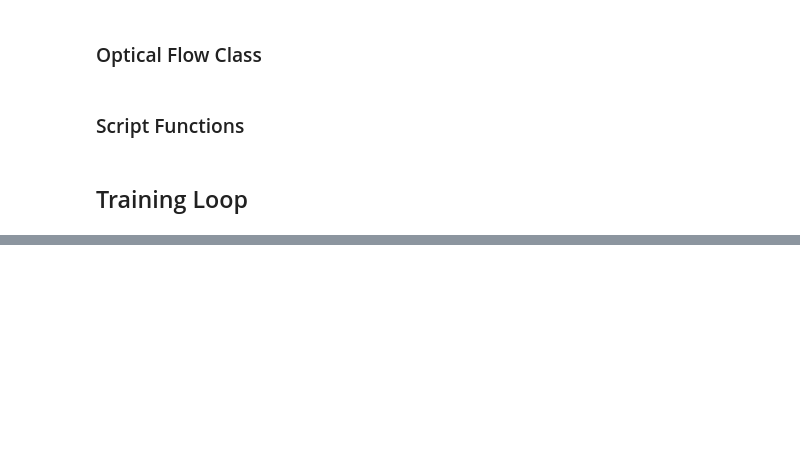
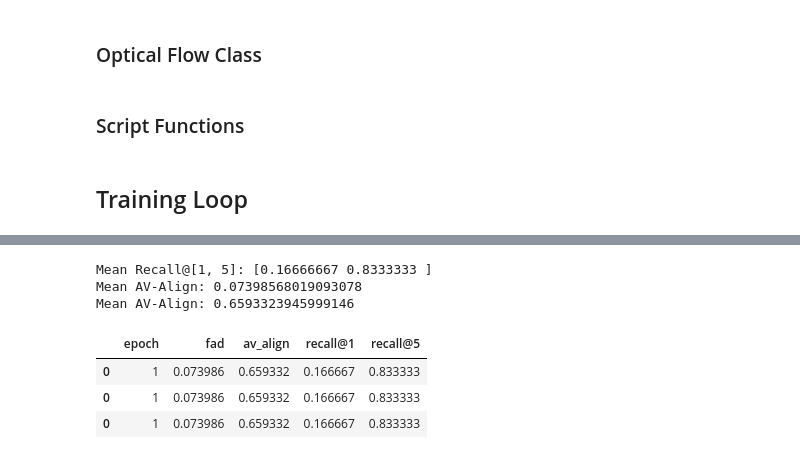
Before and after one commit to smerrillunc/VMR, a Jupyter notebook: notebooks/Full Pipeline.ipynb, the cells around one changed output, grey strips where cells are left out. Saved outputs shown, nothing was run; the diff lists cells and outputs as text; code cells hidden in the pictures; blank space fills up the shorter version.

```diff
--- a/notebooks/Full Pipeline.ipynb
+++ b/notebooks/Full Pipeline.ipynb
@@ -508,0 +910,2 @@ loss = torch.max(topk_pos_values - topk_neg_values, torch.tensor(min_val))
+# %%
+audio_peaks = find_local_maxima_in_embeddings(retrieved_audio_embeddings, prominence_threshold=0.1)
@@ -508,0 +1145,17 @@ loss = torch.max(topk_pos_values - topk_neg_values, torch.tensor(min_val))
+# %%
+df = pd.DataFrame()
+# %%
+tmp = compute_evaluations(video_model, audio_model, 6, window_size, path, 1, ks=[1, 5])
+# %% [output]
+Mean Recall@[1, 5]: [0.16666667 0.8333333 ]
+Mean AV-Align: 0.07398568019093078
+Mean AV-Align: 0.6593323945999146
+# %%
+df = pd.concat([df, tmp])
+# %%
+df
+# %% [output]
+|  | epoch | fad | av_align | recall@1 | recall@5 |
+| 0 | 1 | 0.073986 | 0.659332 | 0.166667 | 0.833333 |
+| 0 | 1 | 0.073986 | 0.659332 | 0.166667 | 0.833333 |
+| 0 | 1 | 0.073986 | 0.659332 | 0.166667 | 0.833333 |
```
Also changed, not shown: parts of 41 cells of this notebook, 5 other files.
